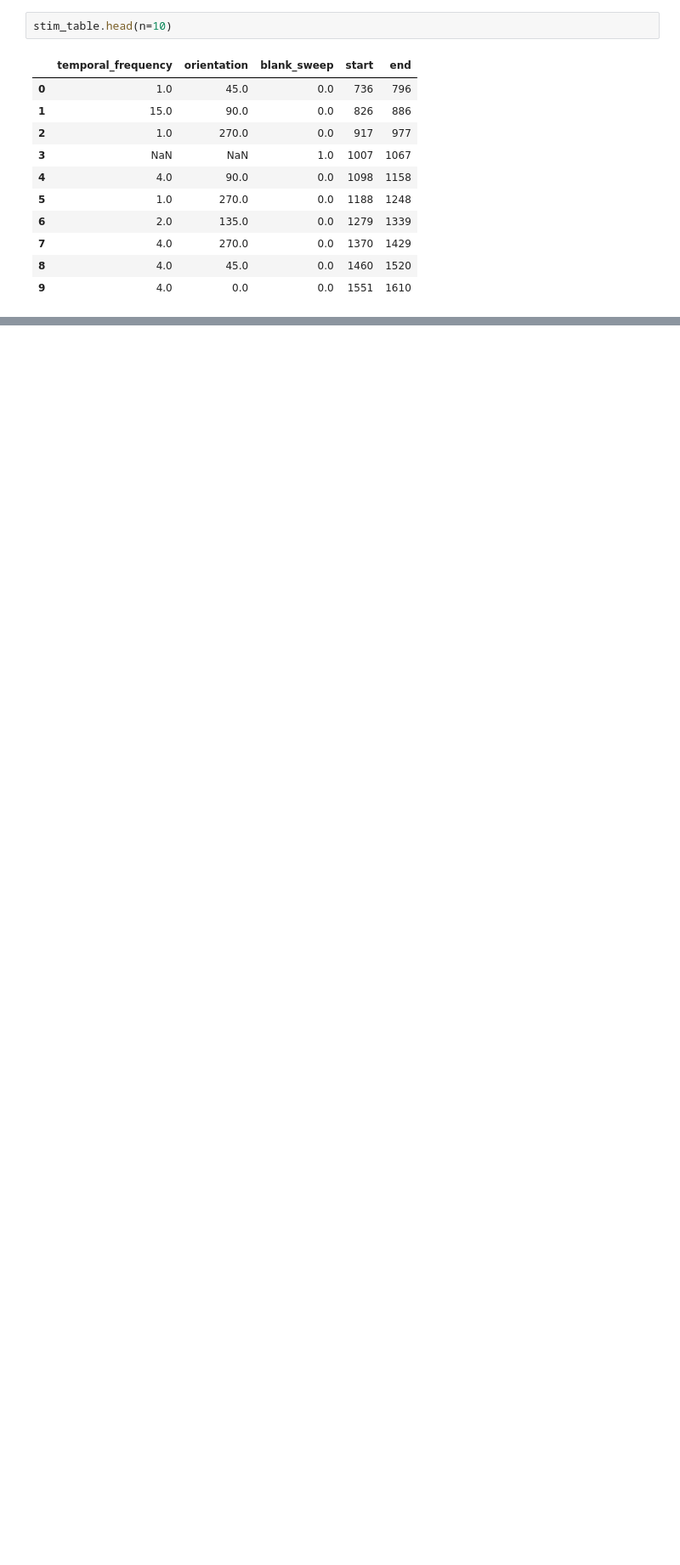
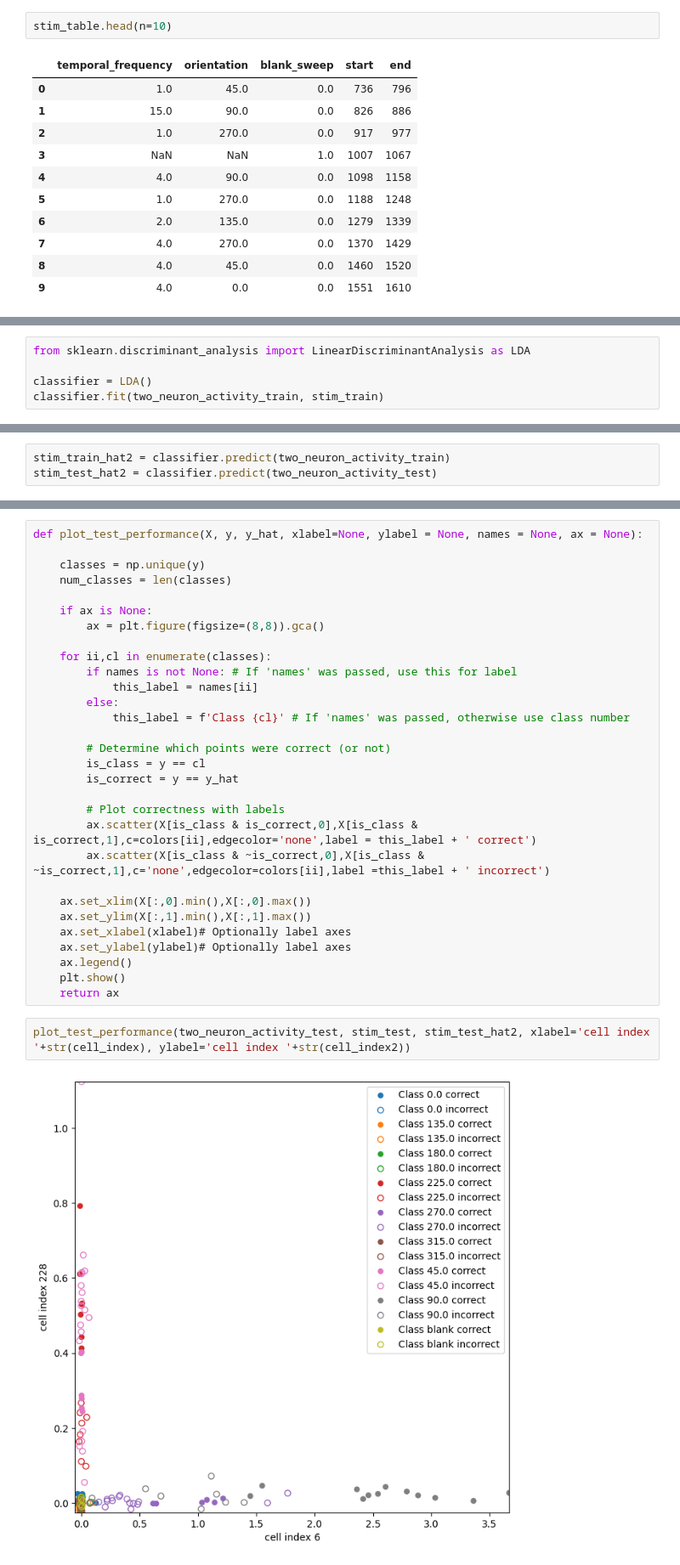
Before and after one commit to saskiad/AMATH_Visual_Coding, a Jupyter notebook: Decoding.ipynb, the cells around one changed output, grey strips where cells are left out. Shown at 85% size. Drawn from its saved outputs; the diff is of its cells as text; blank space fills up the shorter version.

```diff
--- a/Decoding.ipynb
+++ b/Decoding.ipynb
@@ -416,0 +264,5 @@ Text(0.5, 1.0, 'Cell 541513979')
+# %%
+from sklearn.discriminant_analysis import LinearDiscriminantAnalysis as LDA
+
+classifier = LDA()
+classifier.fit(two_neuron_activity_train, stim_train)
@@ -416,0 +273,3 @@ Text(0.5, 1.0, 'Cell 541513979')
+# %%
+stim_train_hat2 = classifier.predict(two_neuron_activity_train)
+stim_test_hat2 = classifier.predict(two_neuron_activity_test)
@@ -416,0 +289,34 @@ Text(0.5, 1.0, 'Cell 541513979')
+# %%
+def plot_test_performance(X, y, y_hat, xlabel=None, ylabel = None, names = None, ax = None):
+
+    classes = np.unique(y)
+    num_classes = len(classes)
+
+    if ax is None:
+        ax = plt.figure(figsize=(8,8)).gca()
+
+    for ii,cl in enumerate(classes):
+        if names is not None: # If 'names' was passed, use this for label
+            this_label = names[ii]
+        else:
+            this_label = f'Class {cl}' # If 'names' was passed, otherwise use class number
+
+        # Determine which points were correct (or not)
+        is_class = y == cl
+        is_correct = y == y_hat
+
+        # Plot correctness with labels
+        ax.scatter(X[is_class & is_correct,0],X[is_class & is_correct,1],c=colors[ii],edgecolor='none',label = this_label + ' correct')
+        ax.scatter(X[is_class & ~is_correct,0],X[is_class & ~is_correct,1],c='none',edgecolor=colors[ii],label =this_label + ' incorrect')
+
+    ax.set_xlim(X[:,0].min(),X[:,0].max())
+    ax.set_ylim(X[:,1].min(),X[:,1].max())
+    ax.set_xlabel(xlabel)# Optionally label axes
+    ax.set_ylabel(ylabel)# Optionally label axes
+    ax.legend()
+    plt.show()
+    return ax
+# %%
+plot_test_performance(two_neuron_activity_test, stim_test, stim_test_hat2, xlabel='cell index '+str(cell_index), ylabel='cell index '+str(cell_index2))
+# %% [output]
+[figure, added]
```
Also changed, not shown: parts of 120 cells of this notebook.
